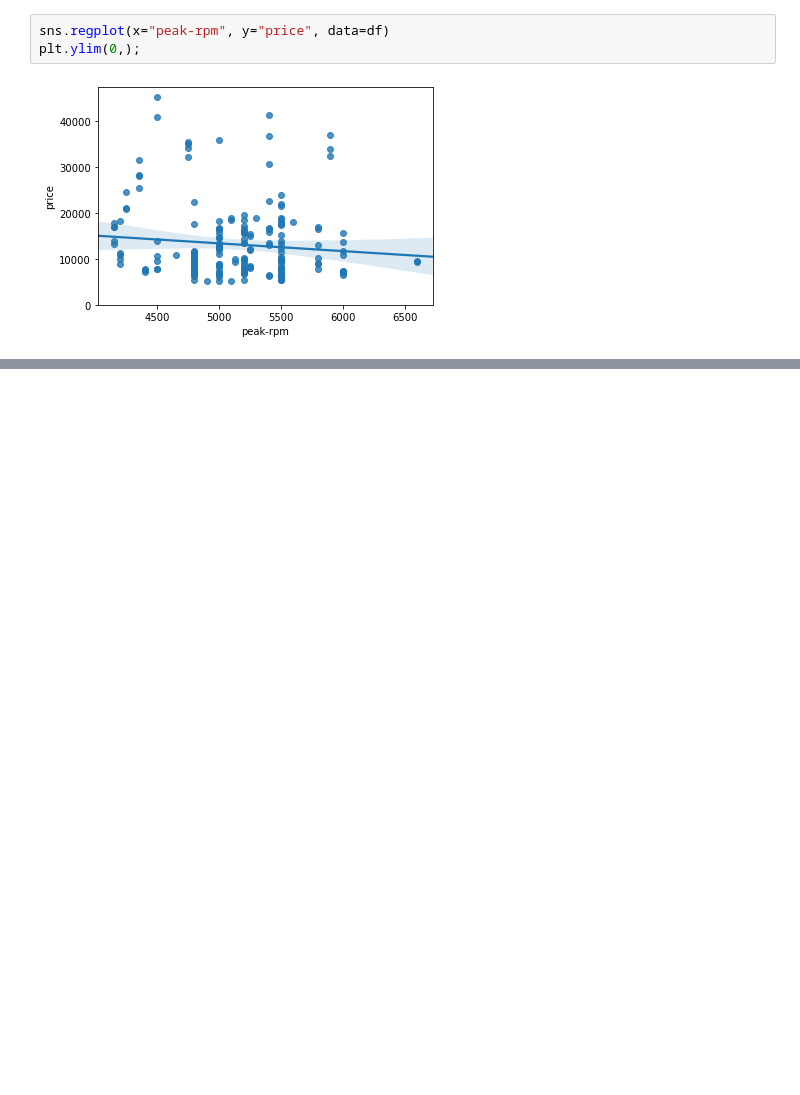
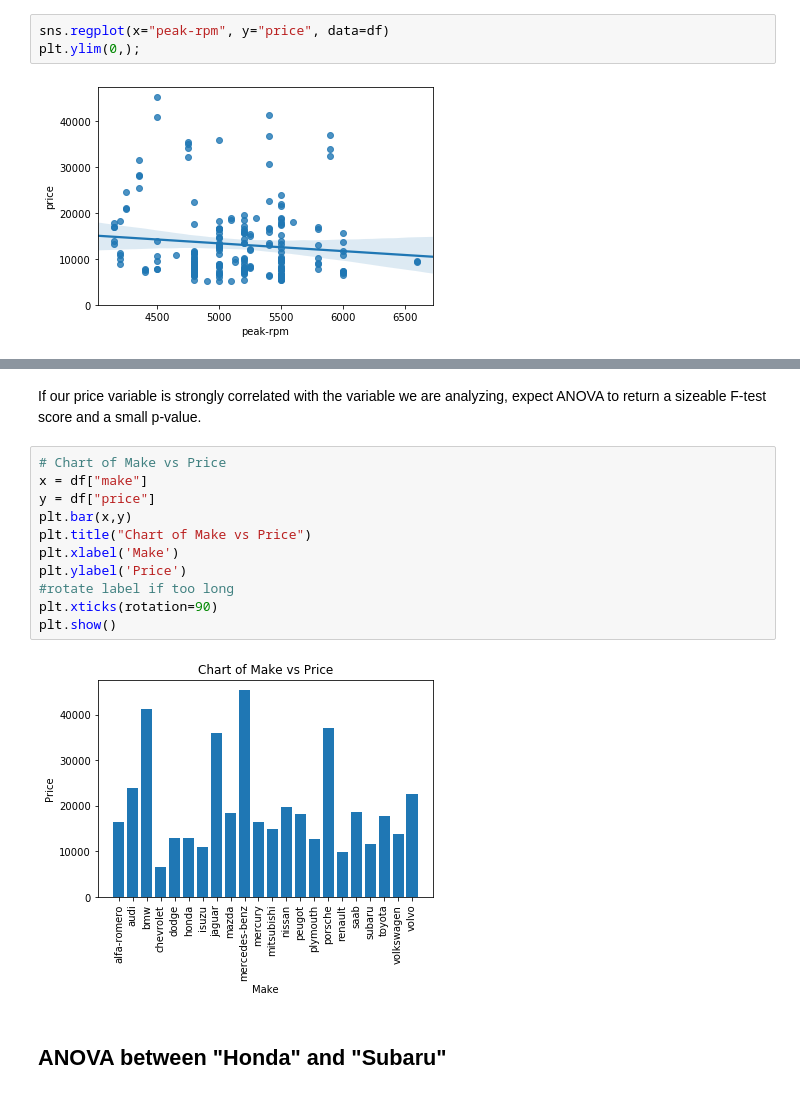
Before and after one commit to aymanibrahim/dapy, a Jupyter notebook: notebooks/03_EDA.ipynb, the cells around one changed output, grey strips where cells are left out. Saved outputs shown, nothing was run; the diff lists cells and outputs as text; blank space fills up the shorter version.

```diff
--- a/notebooks/03_EDA.ipynb
+++ b/notebooks/03_EDA.ipynb
@@ -500,0 +612,17 @@ to know the significant of the correlation estimate
+# %% [markdown]
+If our price variable is strongly correlated with the variable we are analyzing, expect ANOVA to return a sizeable F-test score and a small p-value.
+# %%
+# Chart of Make vs Price
+x = df["make"]
+y = df["price"]
+plt.bar(x,y)
+plt.title("Chart of Make vs Price")
+plt.xlabel('Make')
+plt.ylabel('Price')
+#rotate label if too long
+plt.xticks(rotation=90)
+plt.show()
+# %% [output]
+[figure, added]
+# %% [markdown]
+## ANOVA between "Honda" and "Subaru"
```
Also changed, not shown: parts of 51 cells of this notebook.
